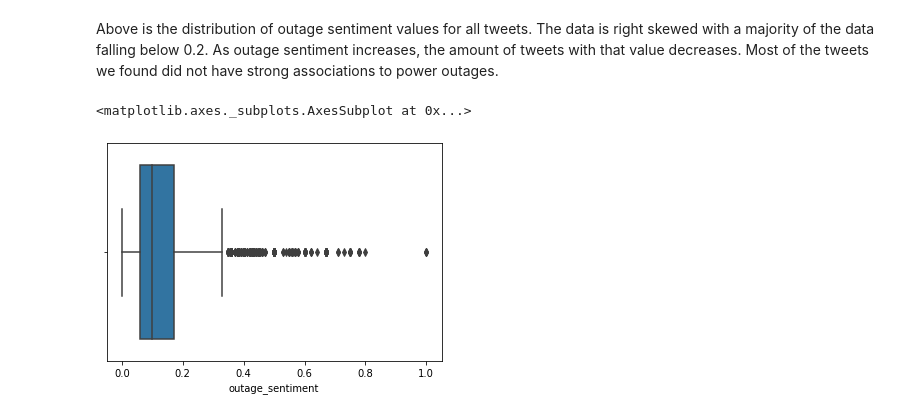
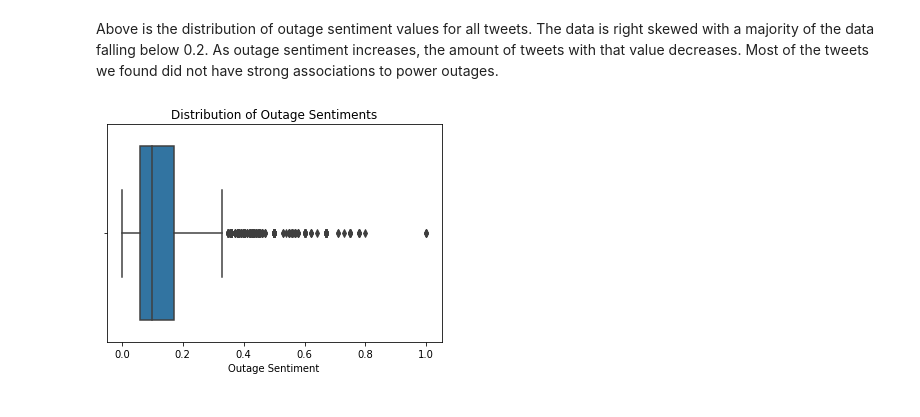
Before and after one commit to dmedellin2/mapping_power_outages, a Jupyter notebook: danielle/03_EDA.ipynb, the cells around one changed output. Drawn from its saved outputs; the diff is of its cells as text; code cells hidden in the pictures.

```diff
--- a/danielle/03_EDA.ipynb
+++ b/danielle/03_EDA.ipynb
@@ -102,7 +111,2 @@ plt.ylabel('Frequency',size=12);
 # %% [markdown]
 Above is the distribution of outage sentiment values for all tweets. The data is right skewed with a majority of the data falling below 0.2. As outage sentiment increases, the amount of tweets with that value decreases. Most of the tweets we found did not have strong associations to power outages.
-# %%
-sns.boxplot(tweets['outage_sentiment']);
-# %% [output]
-<matplotlib.axes._subplots.AxesSubplot at 0x...>
-[figure, removed]
@@ -115,0 +113,5 @@ np.mean(word_count)
+# %%
+boxplot = sns.boxplot(tweets['outage_sentiment'])
+boxplot.set(xlabel='Outage Sentiment',title='Distribution of Outage Sentiments');
+# %% [output]
+[figure, added]
```
Also changed, not shown: parts of 6 cells of this notebook, 2 other files.
